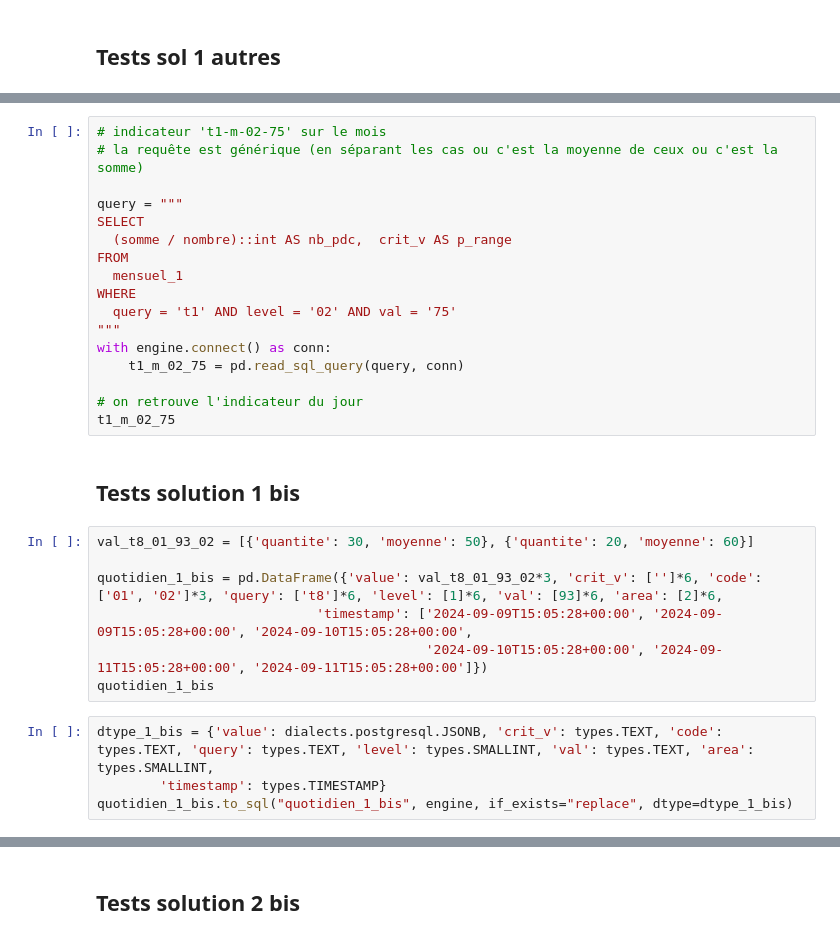
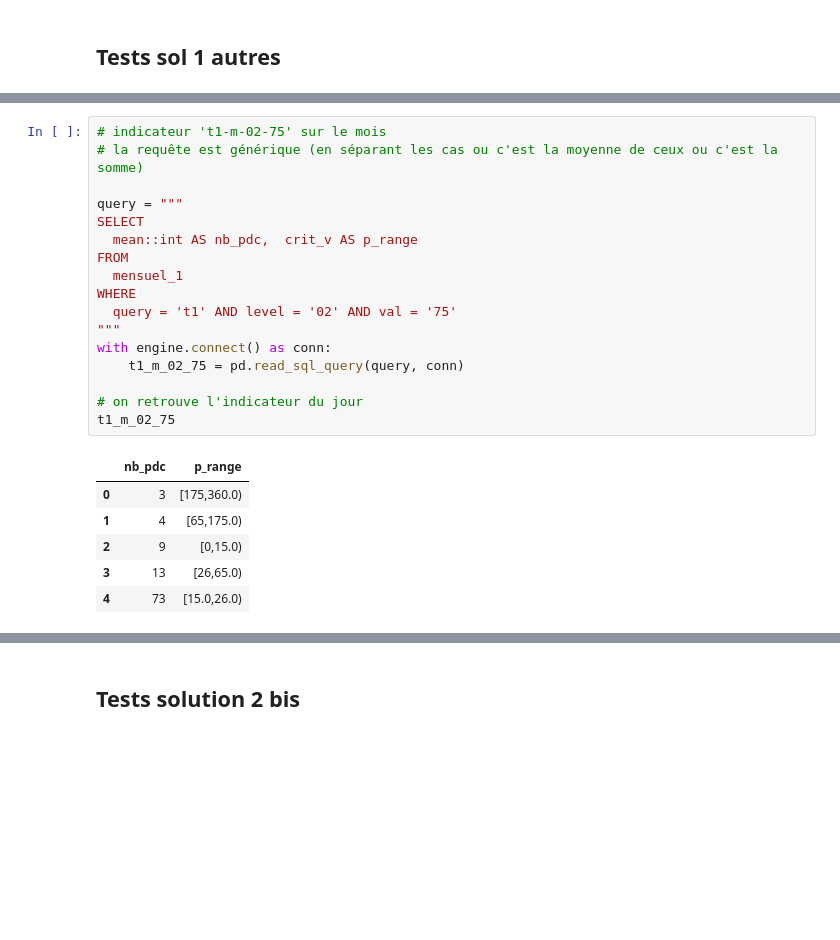
Before and after one commit to loco-philippe/IRVE, a Jupyter notebook: _sources/files/tests_historisation.ipynb, the cells around one changed output, grey strips where cells are left out. Cells and saved outputs as stored; diff of their text form; blank space fills up the shorter version.

```diff
--- a/_sources/files/tests_historisation.ipynb
+++ b/_sources/files/tests_historisation.ipynb
@@ -331,30 +387,24 @@ mensuel.to_sql('mensuel_1', engine, if_exists='replace', index=False)
 # %%
 # indicateur 't1-m-02-75' sur le mois
 # la requête est générique (en séparant les cas ou c'est la moyenne de ceux ou c'est la somme)
 
 query = """
 SELECT
-  (somme / nombre)::int AS nb_pdc,  crit_v AS p_range
+  mean::int AS nb_pdc,  crit_v AS p_range
 FROM
   mensuel_1
 WHERE
   query = 't1' AND level = '02' AND val = '75'
 """
 with engine.connect() as conn:
     t1_m_02_75 = pd.read_sql_query(query, conn)
 
 # on retrouve l'indicateur du jour
 t1_m_02_75
+# %% [output]
+|  | nb_pdc | p_range |
+| 0 | 3 | [175,360.0) |
+| 1 | 4 | [65,175.0) |
+| 2 | 9 | [0,15.0) |
+| 3 | 13 | [26,65.0) |
+| 4 | 73 | [15.0,26.0) |
-# %% [markdown]
-## Tests solution 1 bis
-# %%
-val_t8_01_93_02 = [{'quantite': 30, 'moyenne': 50}, {'quantite': 20, 'moyenne': 60}]
-
-quotidien_1_bis = pd.DataFrame({'value': val_t8_01_93_02*3, 'crit_v': ['']*6, 'code': ['01', '02']*3, 'query': ['t8']*6, 'level': [1]*6, 'val': [93]*6, 'area': [2]*6,
-                            'timestamp': ['2024-09-09T15:05:28+00:00', '2024-09-09T15:05:28+00:00', '2024-09-10T15:05:28+00:00',
-                                          '2024-09-10T15:05:28+00:00', '2024-09-11T15:05:28+00:00', '2024-09-11T15:05:28+00:00']})
-quotidien_1_bis
-# %%
-dtype_1_bis = {'value': dialects.postgresql.JSONB, 'crit_v': types.TEXT, 'code': types.TEXT, 'query': types.TEXT, 'level': types.SMALLINT, 'val': types.TEXT, 'area': types.SMALLINT,
-        'timestamp': types.TIMESTAMP}
-quotidien_1_bis.to_sql("quotidien_1_bis", engine, if_exists="replace", dtype=dtype_1_bis)
```
Also changed, not shown: parts of 29 cells of this notebook, 2 other files.
